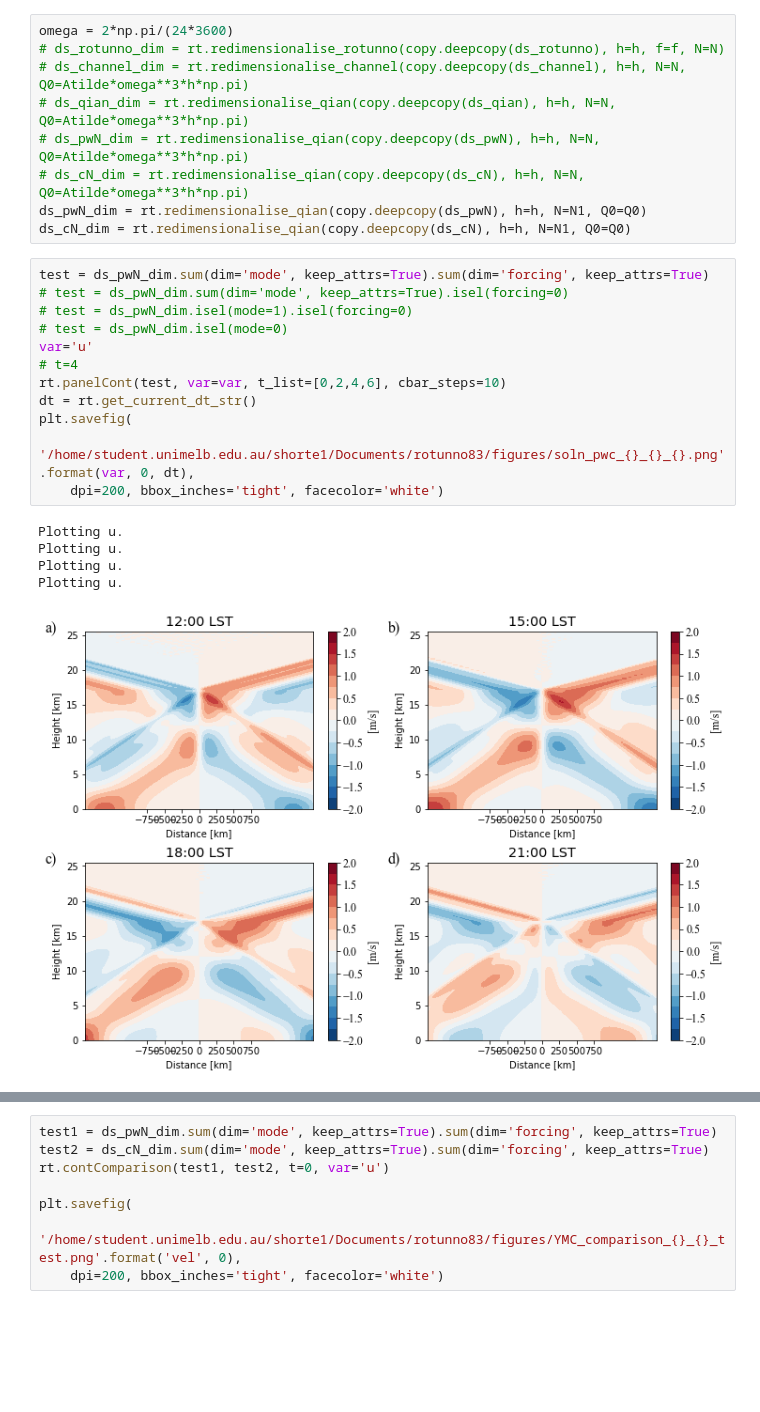
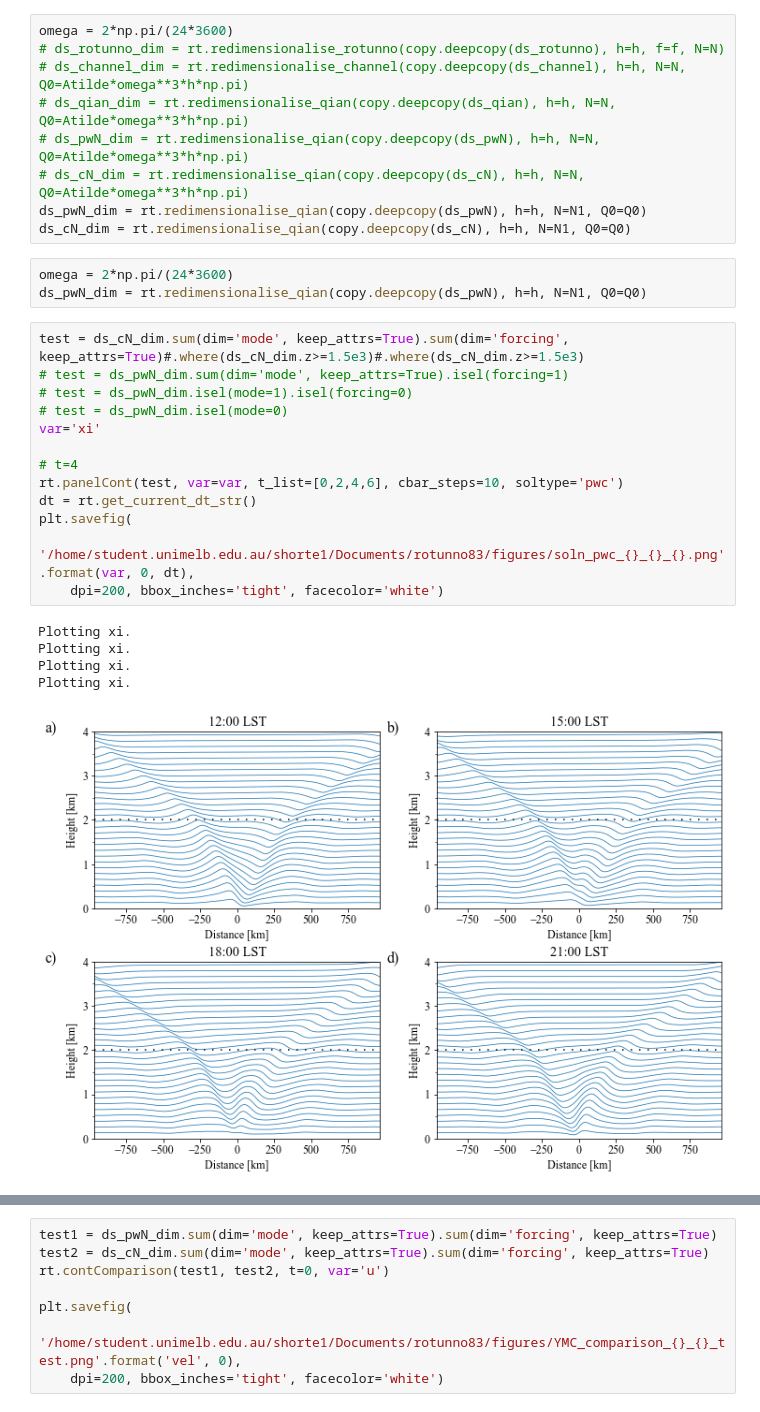
Before and after one commit to eshort0401/rotunno83, a Jupyter notebook: python_scripts/rotunno83.ipynb, the cells around one changed output, grey strips where cells are left out. Cells and saved outputs as stored; diff of their text form; blank space fills up the shorter version.

```diff
--- a/python_scripts/rotunno83.ipynb
+++ b/python_scripts/rotunno83.ipynb
@@ -204,24 +262,28 @@ omega = 2*np.pi/(24*3600)
 # ds_cN_dim = rt.redimensionalise_qian(copy.deepcopy(ds_cN), h=h, N=N, Q0=Atilde*omega**3*h*np.pi)
 ds_pwN_dim = rt.redimensionalise_qian(copy.deepcopy(ds_pwN), h=h, N=N1, Q0=Q0)
 ds_cN_dim = rt.redimensionalise_qian(copy.deepcopy(ds_cN), h=h, N=N1, Q0=Q0)
+# %%
+omega = 2*np.pi/(24*3600)
+ds_pwN_dim = rt.redimensionalise_qian(copy.deepcopy(ds_pwN), h=h, N=N1, Q0=Q0)
 # %%
-test = ds_pwN_dim.sum(dim='mode', keep_attrs=True).sum(dim='forcing', keep_attrs=True)
-# test = ds_pwN_dim.sum(dim='mode', keep_attrs=True).isel(forcing=0)
+test = ds_cN_dim.sum(dim='mode', keep_attrs=True).sum(dim='forcing', keep_attrs=True)#.where(ds_cN_dim.z>=1.5e3)#.where(ds_cN_dim.z>=1.5e3)
+# test = ds_pwN_dim.sum(dim='mode', keep_attrs=True).isel(forcing=1)
 # test = ds_pwN_dim.isel(mode=1).isel(forcing=0)
 # test = ds_pwN_dim.isel(mode=0)
-var='u'
+var='xi'
+
 # t=4
-rt.panelCont(test, var=var, t_list=[0,2,4,6], cbar_steps=10)
+rt.panelCont(test, var=var, t_list=[0,2,4,6], cbar_steps=10, soltype='pwc')
 dt = rt.get_current_dt_str()
 plt.savefig(
     '/home/student.unimelb.edu.au/shorte1/Documents/rotunno83/figures/soln_pwc_{}_{}_{}.png'.format(var, 0, dt),
     dpi=200, bbox_inches='tight', facecolor='white')
 # %% [output]
-Plotting u.
-Plotting u.
-Plotting u.
-Plotting u.
+Plotting xi.
+Plotting xi.
+Plotting xi.
+Plotting xi.
-[figure, old version]
+[figure, new version]
 # %%
 test = ds_cN_dim.sum(dim='mode', keep_attrs=True).sum(dim='forcing', keep_attrs=True)
 # test = ds_cN_dim.sum(dim='mode', keep_attrs=True).isel(forcing=2)
```
Also changed, not shown: parts of 147 cells of this notebook, 20 other files.
